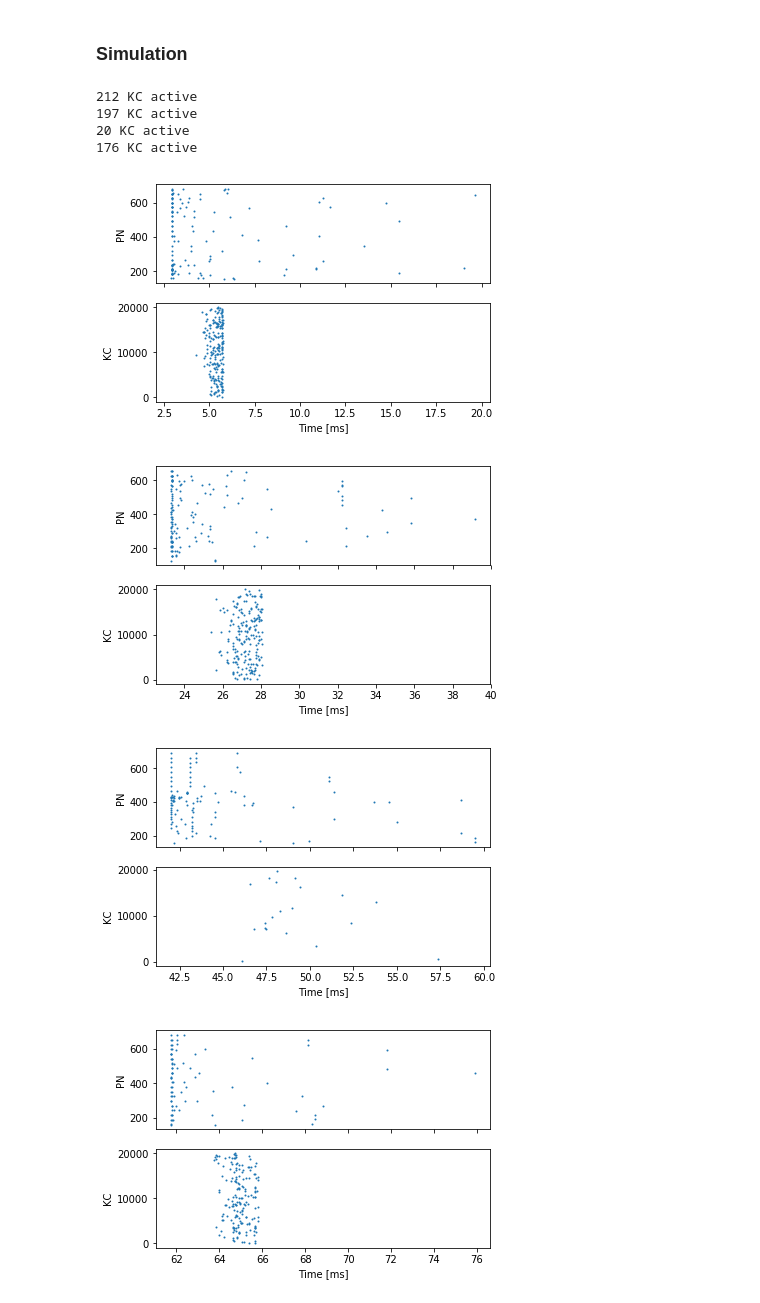
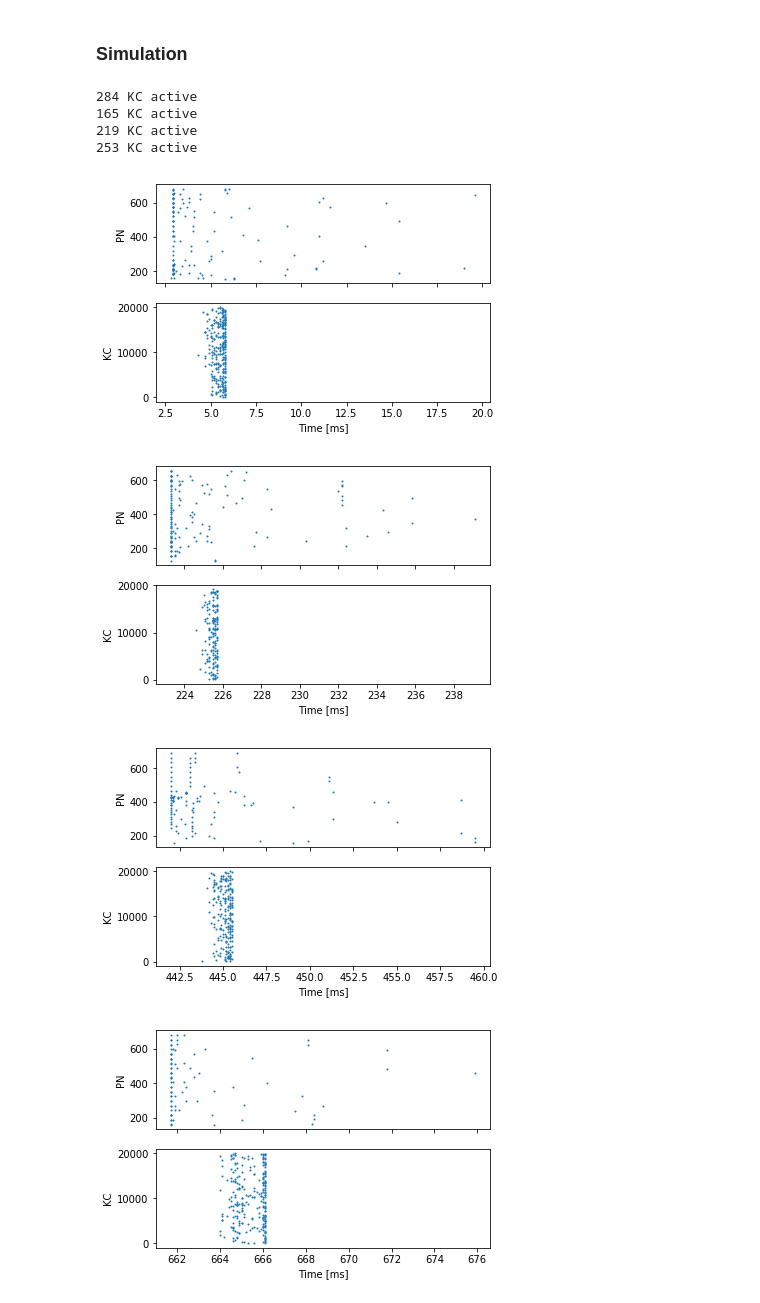
Before and after one commit to neworderofjamie/genn_software_showcase, a Jupyter notebook: second_layer_gain_control.ipynb, the cells around one changed output. Drawn from its saved outputs; the diff is of its cells as text; code cells hidden in the pictures.

Commit message:
simplified by swapping state resetting for relaxation time

```diff
--- a/second_layer_gain_control.ipynb
+++ b/second_layer_gain_control.ipynb
@@ -27,6 +27,7 @@ INPUT_SCALE = 80.0
 NUM_PN = 784
 NUM_KC = 20000
 PRESENT_TIME_MS = 20.0
+RELAX_TIME_MS = 200.0
 
 # Standard LIF neurons parameters
 LIF_PARAMS = {
@@ -124,14 +115,3 @@ ggn_kc = model.add_synapse_population("ggn_kc", "DENSE_GLOBALG", genn_wrapper.NO
                                       ggn, kc,
                                       "StaticPulse", {}, {"g": -5.0}, {}, {},
                                       "ExpCurr", {"tau": 5.0}, {})
-
-
-# Create custom updates to reset neuron parameter
-model.add_custom_update("pn_reset", "ResetNeurons", lif_reset_model,
-                        {"Vreset": PN_PARAMS["Vreset"]}, {},
-                        {"V": genn_model.create_var_ref(pn, "V"),
-                         "RefracTime": genn_model.create_var_ref(pn, "RefracTime")})
-model.add_custom_update("kc_reset", "ResetNeurons", lif_reset_model,
-                        {"Vreset": PN_PARAMS["Vreset"]}, {},
-                        {"V": genn_model.create_var_ref(kc, "V"),
-                        "RefracTime": genn_model.create_var_ref(kc, "RefracTime")})
@@ -140,48 +118,56 @@ model.add_custom_update("kc_reset", "ResetNeurons", lif_reset_model,
 # %% [markdown]
 ### Build model
 # %%
-# Concert present time into timesteps
+# Convert present time into timesteps
 present_timesteps = int(round(PRESENT_TIME_MS / DT))
+
+# Convert relax time into timesteps
+relax_timesteps = int(round(RELAX_TIME_MS / DT))
 
 # Build model and load it
 model.build()
-model.load(num_recording_timesteps=present_timesteps)
+model.load(num_recording_timesteps=(present_timesteps + relax_timesteps))
 # %% [markdown]
 ### Simulation
 # %%
 pn_input_current_view = pn_input.vars["magnitude"].view
 for i in range(4):
     # Set training image
     pn_input_current_view[:] = training_images[i] * INPUT_SCALE
     pn_input.push_var_to_device("magnitude")
 
-    # Simulate timesteps
+    # Simulate present timesteps
     for i in range(present_timesteps):
         model.step_time()
 
-    # Run the custom update used to reset neuron state
-    model.custom_update("ResetNeurons")
+    # Turn off inpit
+    pn_input_current_view[:] = 0.0
+    pn_input.push_var_to_device("magnitude")
+
+    # Simulate relaxation timesteps
+    for i in range(relax_timesteps):
+        model.step_time();
 
     # Download spikes from GPI
     model.pull_recording_buffers_from_device();
 
     # Plot PN and KC spikes
     fig, axes = plt.subplots(2, sharex=True)
     pn_spike_times, pn_spike_ids = pn.spike_recording_data
     kc_spike_times, kc_spike_ids = kc.spike_recording_data
     print("%u KC active" % len(np.unique(kc_spike_ids)))
     axes[0].scatter(pn_spike_times, pn_spike_ids, s=1)
     axes[0].set_ylabel("PN")
     axes[1].scatter(kc_spike_times, kc_spike_ids, s=1)
     axes[1].set_xlabel("Time [ms]")
     axes[1].set_ylabel("KC")
 plt.show()
 # %% [output]
-212 KC active
-197 KC active
-20 KC active
-176 KC active
+284 KC active
+165 KC active
+219 KC active
+253 KC active
-[figure, old version]
+[figure, new version]
-[figure, old version]
+[figure, new version]
-[figure, old version]
+[figure, new version]
-[figure, old version]
+[figure, new version]
```
Also changed, not shown: parts of 2 cells of this notebook, 1 other file.
